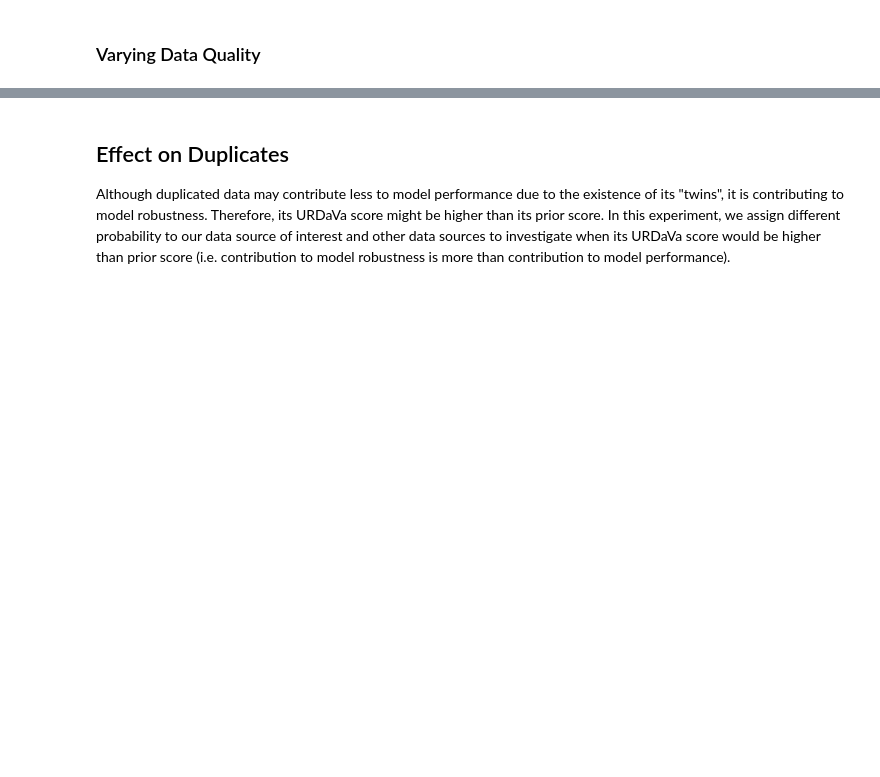
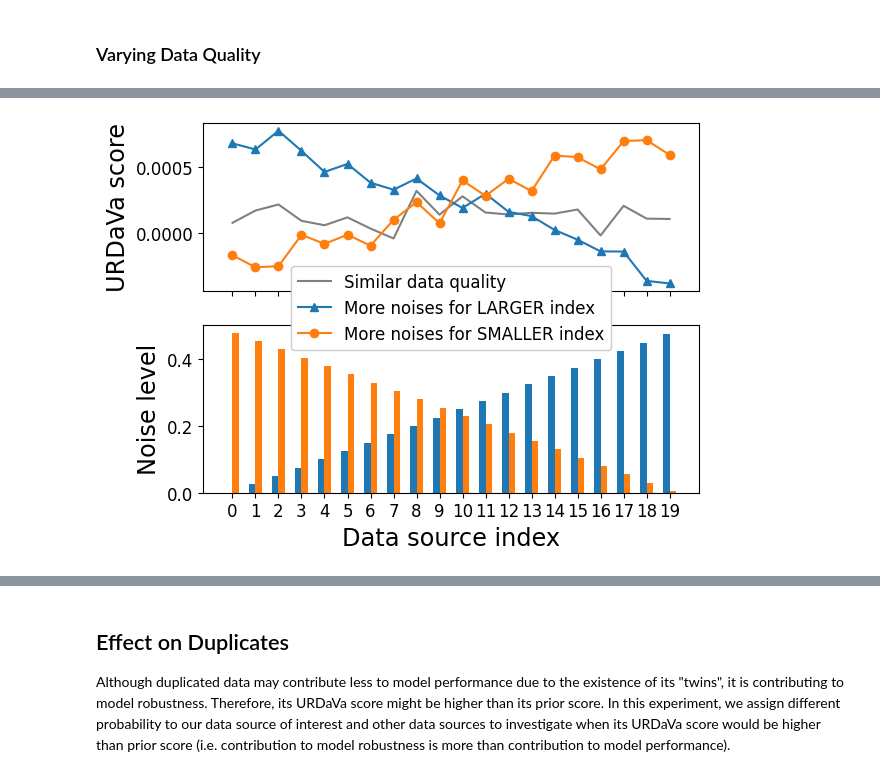
Before and after one commit to snoidetx/derdava, a Jupyter notebook: main.ipynb, the cells around one changed output, grey strips where cells are left out. Drawn from its saved outputs; the diff is of its cells as text; code cells hidden in the pictures; blank space fills up the shorter version.

```diff
--- a/main.ipynb
+++ b/main.ipynb
@@ -259,0 +447,42 @@ Note: you may need to restart the kernel to use updated packages.
+# %%
+import numpy as np
+import os
+
+average_values = {0: 7.909839724370475e-05, 1: 0.00017242690719672342, 2: 0.00021826898126816485, 3: 9.411635873537515e-05, 4: 6.0534640538958795e-05, 5: 0.00012030979093446983, 6: 3.540917843841908e-05, 7: -4.014007717328882e-05, 8: 0.00032214318123652383, 9: 0.0001408083667512751, 10: 0.00028041480201925287, 11: 0.00015728454895221015, 12: 0.00014213066980267946, 13: 0.000155142462382731, 14: 0.0001489077856128118, 15: 0.0001802044332381128, 16: -1.73830373765762e-05, 17: 0.00020838806543570186, 18: 0.00011096964376876524, 19: 0.0001081243277416392}
+average_noisy_values = {0: 0.0006834917519588605, 1: 0.0006365700517394624, 2: 0.0007790615401548035, 3: 0.0006261278134591457, 4: 0.00046585378157508765, 5: 0.0005267368359444518, 6: 0.0003840776893605475, 7: 0.00033070758404911367, 8: 0.0004160563263514025, 9: 0.0002869916449768769, 10: 0.0001920504554248024, 11: 0.00030033082538762215, 12: 0.00016275229523599936, 13: 0.00012979339248448557, 14: 2.5003417693778244e-05, 15: -4.942601995900217e-05, 16: -0.00013827248284175247, 17: -0.00013971821149947317, 18: -0.0003624353706945851, 19: -0.0003823574639155709}
+average_reverse_noisy_values = {0: -0.00016840434536241253, 1: -0.00025900831704661907, 2: -0.00025079799269078404, 3: -1.2560394285031423e-05, 4: -8.081827856970952e-05, 5: -1.1448456205266448e-05, 6: -9.497164543413485e-05, 7: 0.00010154397634117311, 8: 0.00023654085984162884, 9: 7.535828526656014e-05, 10: 0.0004015178529520443, 11: 0.0002835992830404216, 12: 0.00041367358941678495, 13: 0.00032023269811971687, 14: 0.0005906835592910623, 15: 0.0005784988530619398, 16: 0.0004851584318365386, 17: 0.0007004230940664105, 18: 0.0007080419895060344, 19: 0.0005954138961626275}
+
+fig, ax = plt.subplots(2, sharex=True)
+line, = ax[0].plot(average_values.values(), color="grey")
+line.set_label("Similar data quality")
+noisy_line, = ax[0].plot(average_noisy_values.values(), marker="^", color="C0")
+noisy_line.set_label("More noises for LARGER index")
+reverse_noisy_line, = ax[0].plot(average_reverse_noisy_values.values(), marker="o", color="C1")
+reverse_noisy_line.set_label("More noises for SMALLER index")
+ax[0].legend(loc="lower center", fontsize="large", bbox_to_anchor=(0.5,-0.4), facecolor='white', framealpha=1)
+ax[0].set_ylabel("URDaVa score", fontsize='xx-large')
+ax[1].set_xlabel("Data source index", fontsize='xx-large')
+ax[1].set_xticks(ticks=list(range(NUM_OF_DATA_SOURCES)))
+ax[1].set_ylabel("Noise level", fontsize='xx-large')
+width = 0.3
+multiplier = 0
+x = np.arange(NUM_OF_DATA_SOURCES)
+noises = [0.025*i for i in range(NUM_OF_DATA_SOURCES)]
+reverse_noises = [(0.48 - 0.025*i) for i in range(NUM_OF_DATA_SOURCES)]
+all_noises = [noises, reverse_noises]
+for i in range(len(all_noises)):
+    offset = width * multiplier
+    ax[1].bar(x + offset - width/2, all_noises[i], width, color=f"C{i}")
+    multiplier += 1
+
+ax[0].tick_params(axis='both', labelsize='large')
+ax[1].tick_params(axis='both', labelsize='large')
+ax[0].set_zorder(ax[1].get_zorder()+1)
+
+plt.show()
+PATH_TO_IMAGES = "./images/data_source_ranking/"
+if not os.path.isdir(PATH_TO_IMAGES):
+    os.makedirs(PATH_TO_IMAGES)
+fig.savefig(os.path.join(PATH_TO_IMAGES, "data_quality_20_shapley_wind.png"), dpi=300, bbox_inches='tight')
+# %% [output]
+[figure, added]
```
Also changed, not shown: parts of 37 cells of this notebook.
